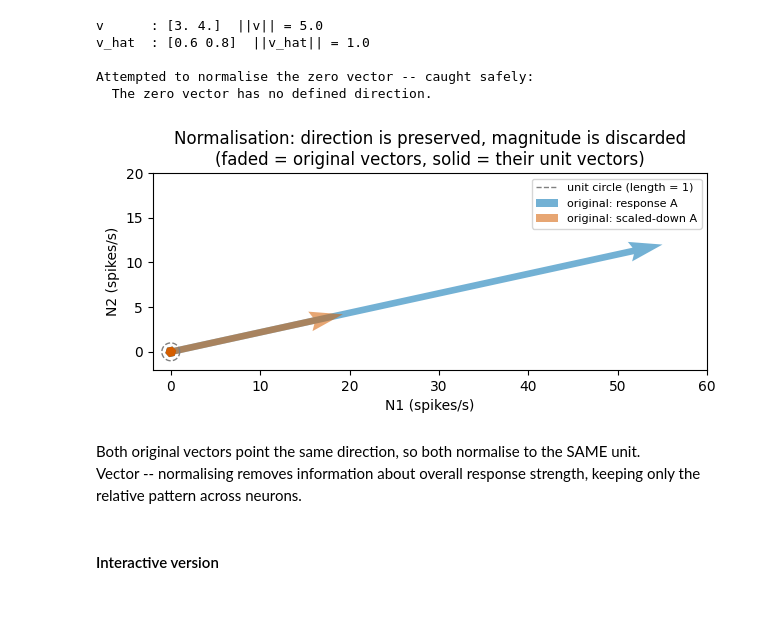
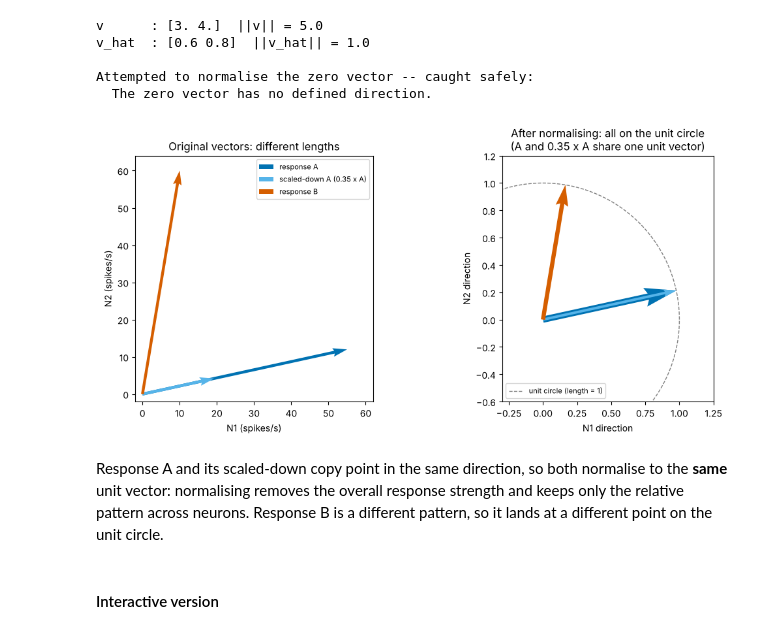
Before and after one commit to peter-adepoju/math-neuro-ml, a Jupyter notebook: lesson1/Lesson1_Teaching_Notebook.ipynb, the cells around one changed output. Cells and saved outputs as stored; diff of their text form; code cells hidden in the pictures; blank space fills up the shorter version.

```diff
--- a/lesson1/Lesson1_Teaching_Notebook.ipynb
+++ b/lesson1/Lesson1_Teaching_Notebook.ipynb
@@ -894,34 +881,47 @@ Attempted to normalise the zero vector -- caught safely:
 # %%
 # Normalisation comparison: what changes, what stays the same
 theta_grid = np.linspace(0, 2 * np.pi, 200)
 unit_circle_x, unit_circle_y = np.cos(theta_grid), np.sin(theta_grid)
 
 response_a = condition_means['Stimulus A'][:2]      # a "strong, large" response pattern
 response_b = 0.35 * response_a                      # the SAME direction, weaker overall
+response_c = condition_means['Stimulus B'][:2]      # a different pattern, for contrast
 
-fig, ax = plt.subplots(figsize=(6.4, 6.4))
+vectors_to_compare = [(response_a, PALETTE[0], 'response A', 0.030),
+                      (response_b, PALETTE[5], 'scaled-down A (0.35 x A)', 0.012),
+                      (response_c, PALETTE[1], 'response B', 0.020)]
+
+fig, axes = plt.subplots(1, 2, figsize=(11, 5), gridspec_kw={'width_ratios': [1.3, 1]})
+
+# Left: the original vectors, in spikes/s
+ax = axes[0]
+for vec, color, label, width in vectors_to_compare:
+    ax.quiver(0, 0, vec[0], vec[1], angles='xy', scale_units='xy', scale=1,
+              color=color, width=0.012, label=label)
+ax.set_xlim(-2, 62); ax.set_ylim(-2, 64)
+ax.set_aspect('equal')
+ax.set_xlabel('N1 (spikes/s)'); ax.set_ylabel('N2 (spikes/s)')
+ax.set_title('Original vectors: different lengths')
+ax.legend(loc='upper right', fontsize=8)
+
+# Right: their unit vectors, on axes zoomed to the unit circle
+ax = axes[1]
 ax.plot(unit_circle_x, unit_circle_y, '--', color='grey', lw=1, label='unit circle (length = 1)')
-
-for vec, color, label in [(response_a, PALETTE[0], 'original: response A'),
-                           (response_b, PALETTE[1], 'original: scaled-down A')]:
-    ax.quiver(0, 0, vec[0], vec[1], angles='xy', scale_units='xy', scale=1,
-              color=color, width=0.012, alpha=0.55, label=label)
+for vec, color, label, width in vectors_to_compare:
     v_hat = normalise(vec)
     ax.quiver(0, 0, v_hat[0], v_hat[1], angles='xy', scale_units='xy', scale=1,
-              color=color, width=0.02)
-
-ax.set_xlim(-2, 60); ax.set_ylim(-2, 20)
+              color=color, width=width)
+ax.set_xlim(-0.3, 1.25); ax.set_ylim(-0.6, 1.2)
 ax.set_aspect('equal')
-ax.set_xlabel('N1 (spikes/s)'); ax.set_ylabel('N2 (spikes/s)')
-ax.set_title('Normalisation: direction is preserved, magnitude is discarded\n(faded = original vectors, solid = their unit vectors)')
-ax.legend(loc='upper right', fontsize=8)
+ax.set_xlabel('N1 direction'); ax.set_ylabel('N2 direction')
+ax.set_title('After normalising: all on the unit circle\n(A and 0.35 x A share one unit vector)')
+ax.legend(loc='lower left', fontsize=8)
 plt.tight_layout()
 plt.show()
 # %% [output]
-[figure, old version]
+[figure, new version]
 # %% [markdown]
-Both original vectors point the same direction, so both normalise to the SAME unit.\
-Vector -- normalising removes information about overall response strength, keeping only the relative pattern across neurons.
+Response A and its scaled-down copy point in the same direction, so both normalise to the **same** unit vector: normalising removes the overall response strength and keeps only the relative pattern across neurons. Response B is a different pattern, so it lands at a different point on the unit circle.
 # %% [markdown]
 #### Interactive version
 # %%
```
Also changed, not shown: parts of 23 cells of this notebook, 1 other file.
